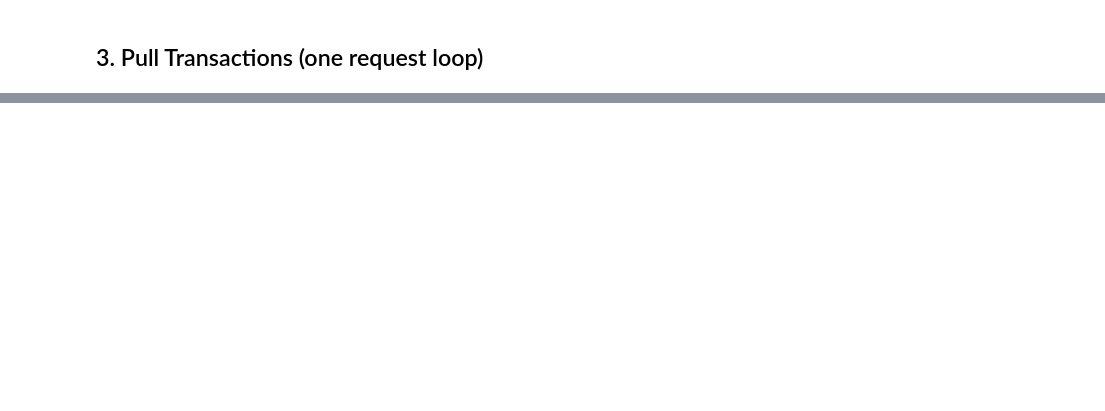
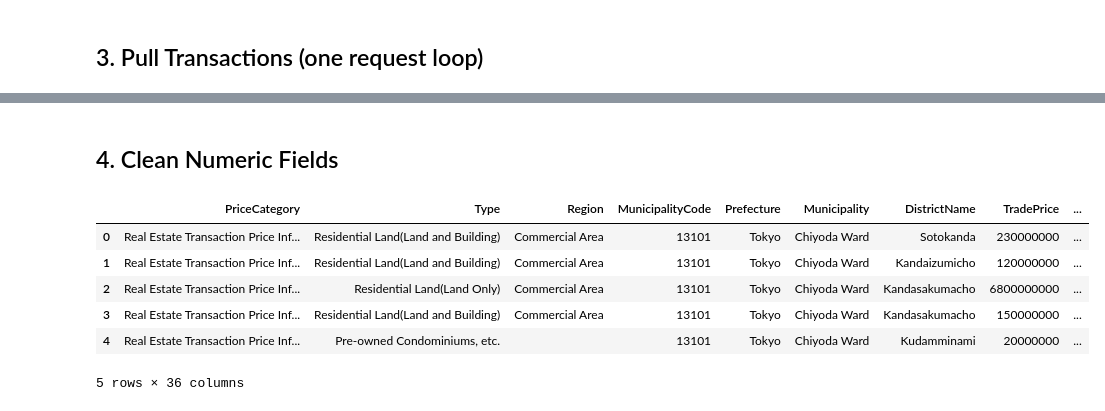
Before and after one commit to ignitesplash101/Project, a Jupyter notebook: test_notebooks/01_hedonic_index.ipynb, the cells around one changed output, grey strips where cells are left out. Saved outputs shown, nothing was run; the diff lists cells and outputs as text; code cells hidden in the pictures; blank space fills up the shorter version.

```diff
--- a/test_notebooks/01_hedonic_index.ipynb
+++ b/test_notebooks/01_hedonic_index.ipynb
@@ -114,4 +162,56 @@ Transactions pulled: 26,454
 5 rows × 32 columns
+# %% [markdown]
+## 4. Clean Numeric Fields
+# %%
+def parse_price(value):
+    if pd.isna(value) or value == '':
+        return np.nan
+    value = str(value).replace(',', '').strip()
+    if value.isdigit():
+        return float(value)
+    if '-' in value:
+        parts = [p for p in value.split('-') if p.strip().isdigit()]
+        if parts:
+            return sum(float(p) for p in parts) / len(parts)
+    return np.nan
+
+
+def parse_area(value):
+    if pd.isna(value) or value == '':
+        return np.nan
+    value = str(value).replace(',', '').strip()
+    try:
+        return float(value)
+    except ValueError:
+        return np.nan
+
+QUARTER_PATTERN = re.compile(r'(\d)(?:st|nd|rd|th) quarter (\d{4})')
+
+def parse_period(period_text, fallback_year, fallback_quarter):
+    if pd.isna(period_text):
+        return f"{fallback_year}-Q{fallback_quarter}"
+    match = QUARTER_PATTERN.search(str(period_text))
+    if match:
+        return f"{match.group(2)}-Q{match.group(1)}"
+    return f"{fallback_year}-Q{fallback_quarter}"
+
+transactions_df['TradePriceValue'] = transactions_df['TradePrice'].apply(parse_price)
+transactions_df['AreaSqM'] = transactions_df['Area'].apply(parse_area)
+transactions_df['PeriodKey'] = transactions_df.apply(
+    lambda row: parse_period(row.get('Period'), row['YearParam'], row['QuarterParam']), axis=1
+)
+transactions_df['PricePerSqM'] = transactions_df['TradePriceValue'] / transactions_df['AreaSqM']
+
+clean_df = transactions_df.dropna(subset=['TradePriceValue', 'AreaSqM', 'PeriodKey']).copy()
+clean_df.head()
+# %% [output]
+|  | PriceCategory | Type | Region | MunicipalityCode | Prefecture | Municipality | DistrictName | TradePrice | ... |
+| 0 | Real Estate Transaction Price Inf... | Residential Land(Land and Building) | Commercial Area | 13101 | Tokyo | Chiyoda Ward | Sotokanda | 230000000 | ... |
+| 1 | Real Estate Transaction Price Inf... | Residential Land(Land and Building) | Commercial Area | 13101 | Tokyo | Chiyoda Ward | Kandaizumicho | 120000000 | ... |
+| 2 | Real Estate Transaction Price Inf... | Residential Land(Land Only) | Commercial Area | 13101 | Tokyo | Chiyoda Ward | Kandasakumacho | 6800000000 | ... |
+| 3 | Real Estate Transaction Price Inf... | Residential Land(Land and Building) | Commercial Area | 13101 | Tokyo | Chiyoda Ward | Kandasakumacho | 150000000 | ... |
+| 4 | Real Estate Transaction Price Inf... | Pre-owned Condominiums, etc. |  | 13101 | Tokyo | Chiyoda Ward | Kudamminami | 20000000 | ... |
+5 rows × 36 columns
 # %%
 transactions_df.to_csv("transactions.csv", index=False)
 # %%
```
Also changed, not shown: parts of 6 cells of this notebook, 2 other files.
